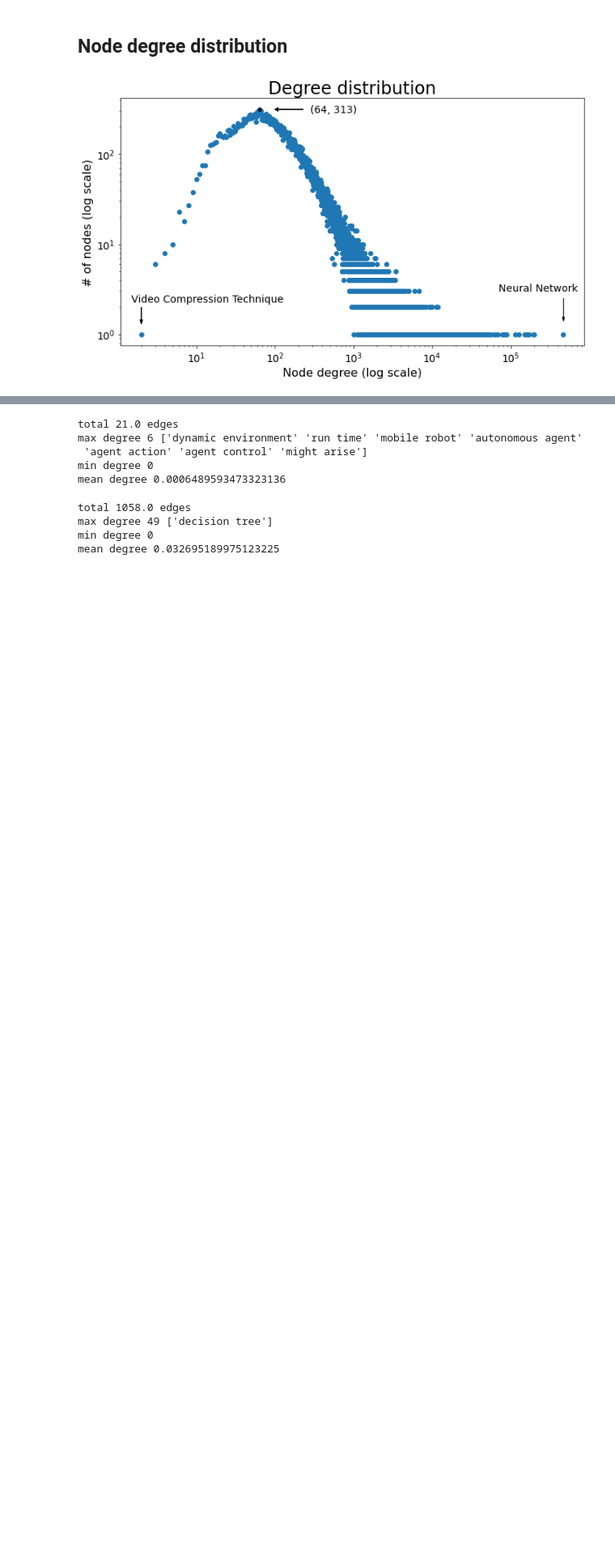
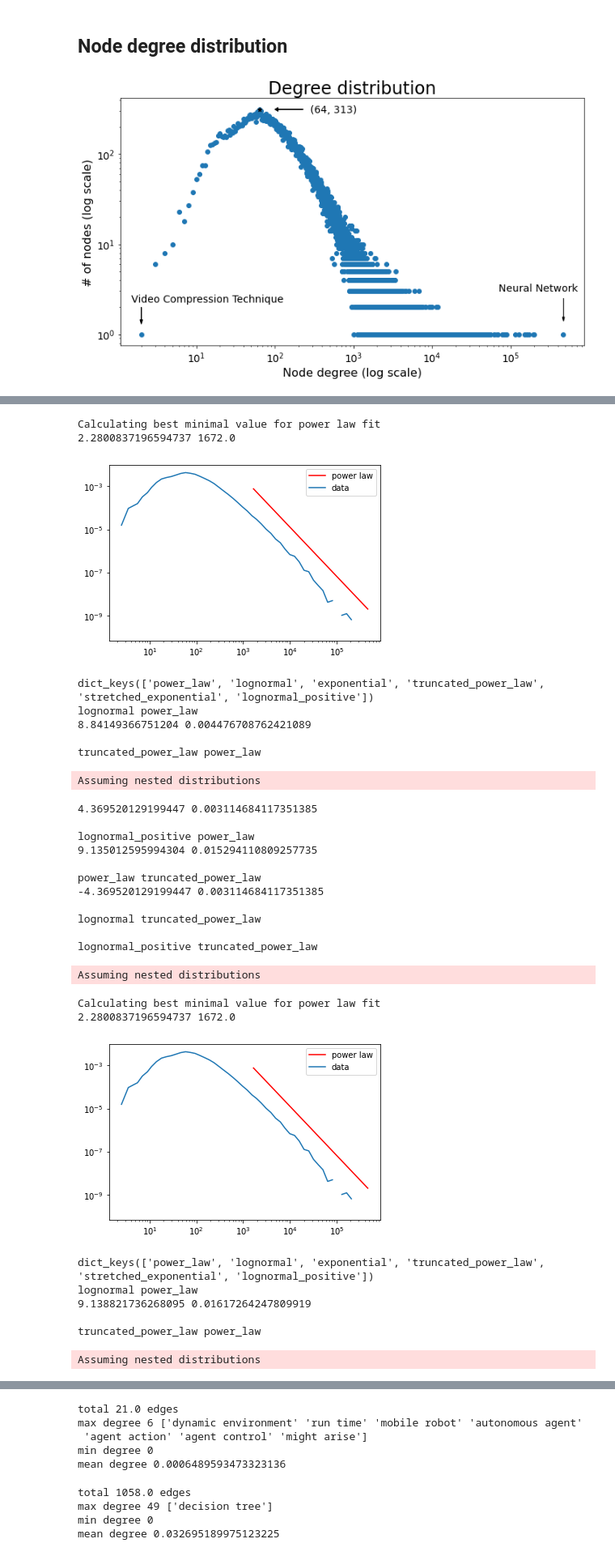
Before and after one commit to artificial-scientist-lab/FutureOfAIviaAI, a Jupyter notebook: network_analysis.ipynb, the cells around one changed output, grey strips where cells are left out. Shown: that part at 81% size. Cells and saved outputs as stored; diff of their text form; code cells hidden in the pictures; blank space fills up the shorter version.

```diff
--- a/network_analysis.ipynb
+++ b/network_analysis.ipynb
@@ -127,0 +143,57 @@ plt.show()
+# %%
+import powerlaw
+
+data = degree_sequence[degree_sequence>0]
+fit_methods = ['KS', 'Likelihood']
+
+for fm in fit_methods:
+  results = powerlaw.Fit(data,discrete=True, fit_method=fm)
+  print(results.power_law.alpha, results.power_law.xmin)
+
+  results.power_law.plot_pdf(color='r', linestyle='-', label='power law')
+  #results.lognormal.plot_pdf(color='k', linestyle='-.', label='lognormal')
+  powerlaw.plot_pdf(data,label='data')
+  plt.legend()
+  plt.show()
+
+  distributions = results.supported_distributions.keys()
+  print(distributions)
+  for dist2 in ['power_law', 'truncated_power_law']:
+    for dist1 in ['power_law', 'lognormal', 'truncated_power_law', 'lognormal_positive']:
+      if dist1 != dist2:
+        print(dist1, dist2)
+        R, p = results.distribution_compare(dist1, dist2)
+        if p <0.05:
+          print(R, p)
+        print()
+# %% [output]
+Calculating best minimal value for power law fit
+2.2800837196594737 1672.0
+[figure, added]
+dict_keys(['power_law', 'lognormal', 'exponential', 'truncated_power_law', 'stretched_exponential', 'lognormal_positive'])
+lognormal power_law
+8.84149366751204 0.004476708762421089
+
+truncated_power_law power_law
+Assuming nested distributions
+4.369520129199447 0.003114684117351385
+
+lognormal_positive power_law
+9.135012595994304 0.015294110809257735
+
+power_law truncated_power_law
+-4.369520129199447 0.003114684117351385
+
+lognormal truncated_power_law
+
+lognormal_positive truncated_power_law
+Assuming nested distributions
+Calculating best minimal value for power law fit
+2.2800837196594737 1672.0
+[figure, added]
+dict_keys(['power_law', 'lognormal', 'exponential', 'truncated_power_law', 'stretched_exponential', 'lognormal_positive'])
+lognormal power_law
+9.138821736268095 0.01617264247809919
+
+truncated_power_law power_law
+Assuming nested distributions
```
Also changed, not shown: parts of 8 cells of this notebook.
